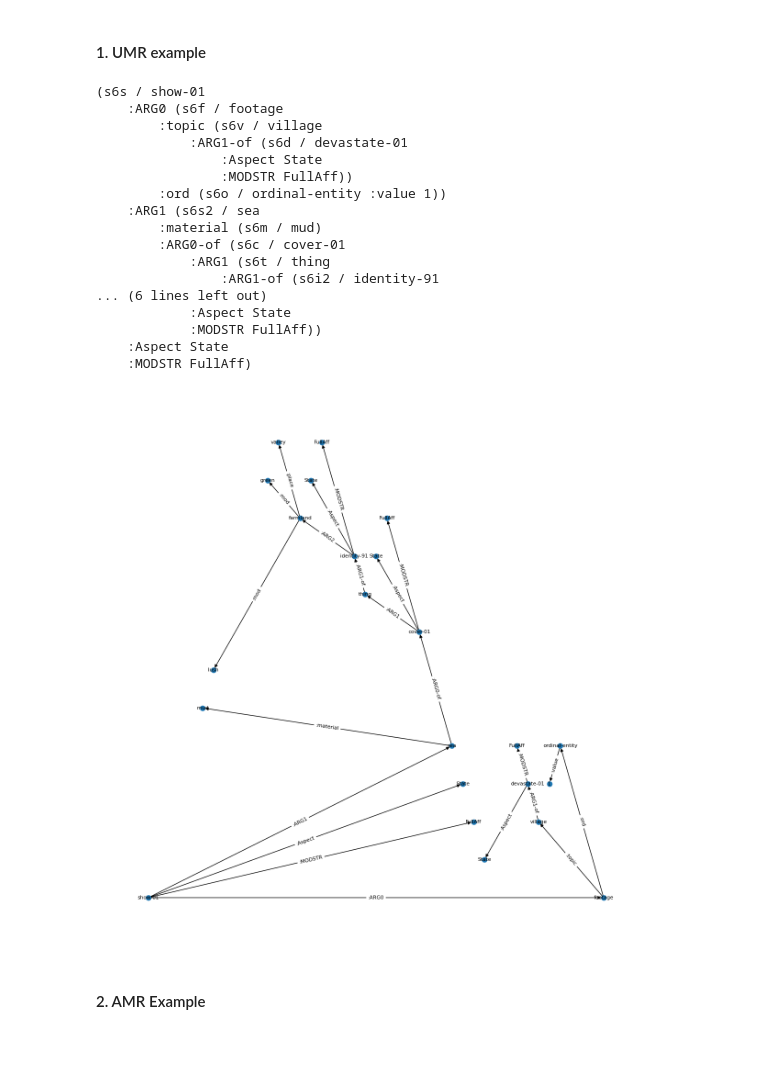
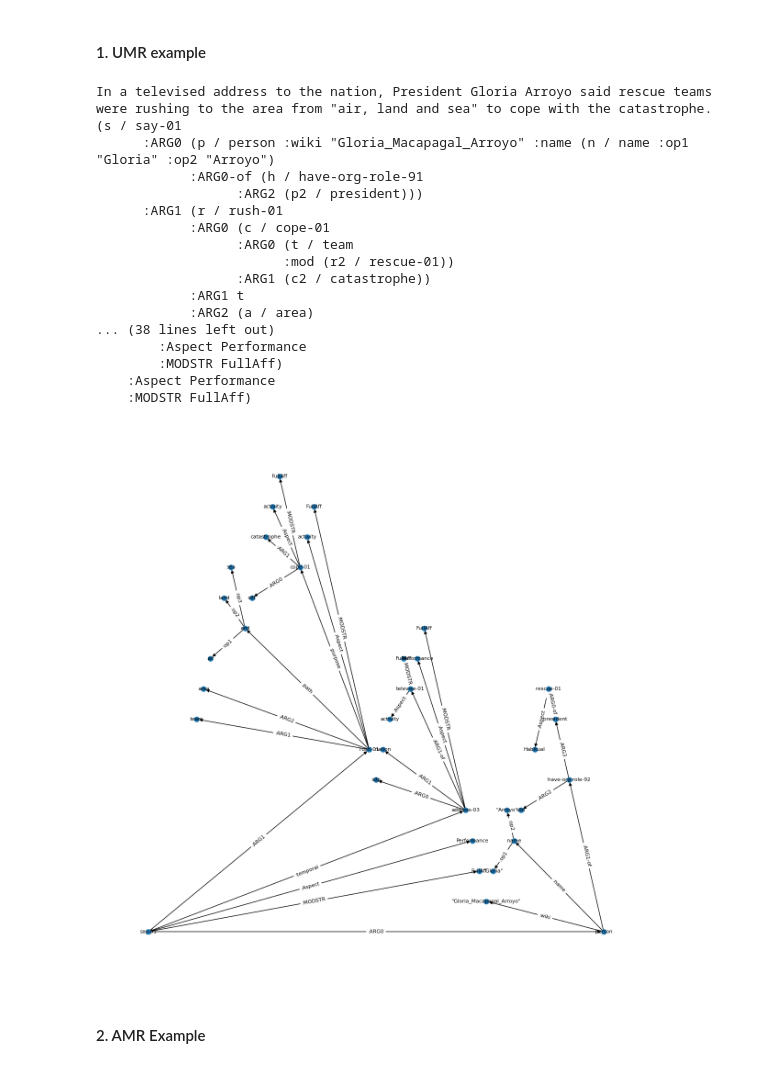
Before and after one commit to clairepost/AMRtoUMR, a Jupyter notebook: Final Project.ipynb, the cells around one changed output. Saved outputs shown, nothing was run; the diff lists cells and outputs as text; code cells hidden in the pictures.

Commit message:
fixed bug with sentences

```diff
--- a/Final Project.ipynb
+++ b/Final Project.ipynb
@@ -121,27 +121,29 @@ for file in amr_sents.keys():
 # %% [markdown]
 #### 1. UMR example
 # %%
-print(umr_sents[2][5])
-draw_graph(umr_graphs[2][5])
+print(all_sentences_AMR[2][8])
+print(amr_sents[2][8])
+print(umr_sents[2][8])
+draw_graph(umr_graphs[2][8])
 # %% [output]
-(s6s / show-01
-    :ARG0 (s6f / footage
-        :topic (s6v / village
-            :ARG1-of (s6d / devastate-01
-                :Aspect State
-                :MODSTR FullAff))
-        :ord (s6o / ordinal-entity :value 1))
-    :ARG1 (s6s2 / sea
-        :material (s6m / mud)
-        :ARG0-of (s6c / cover-01
-            :ARG1 (s6t / thing
-                :ARG1-of (s6i2 / identity-91
-... (6 lines left out)
-            :Aspect State
-            :MODSTR FullAff))
-    :Aspect State
+In a televised address to the nation, President Gloria Arroyo said rescue teams were rushing to the area from "air, land and sea" to cope with the catastrophe.
+(s / say-01
+      :ARG0 (p / person :wiki "Gloria_Macapagal_Arroyo" :name (n / name :op1 "Gloria" :op2 "Arroyo")
+            :ARG0-of (h / have-org-role-91
+                  :ARG2 (p2 / president)))
+      :ARG1 (r / rush-01
+            :ARG0 (c / cope-01
+                  :ARG0 (t / team
+                        :mod (r2 / rescue-01))
+                  :ARG1 (c2 / catastrophe))
+            :ARG1 t
+            :ARG2 (a / area)
+... (38 lines left out)
+        :Aspect Performance
+        :MODSTR FullAff)
+    :Aspect Performance
     :MODSTR FullAff)
-[figure, old version]
+[figure, new version]
 # %% [markdown]
 #### 2. AMR Example
 # %%
```
Also changed, not shown: 7 other files.
